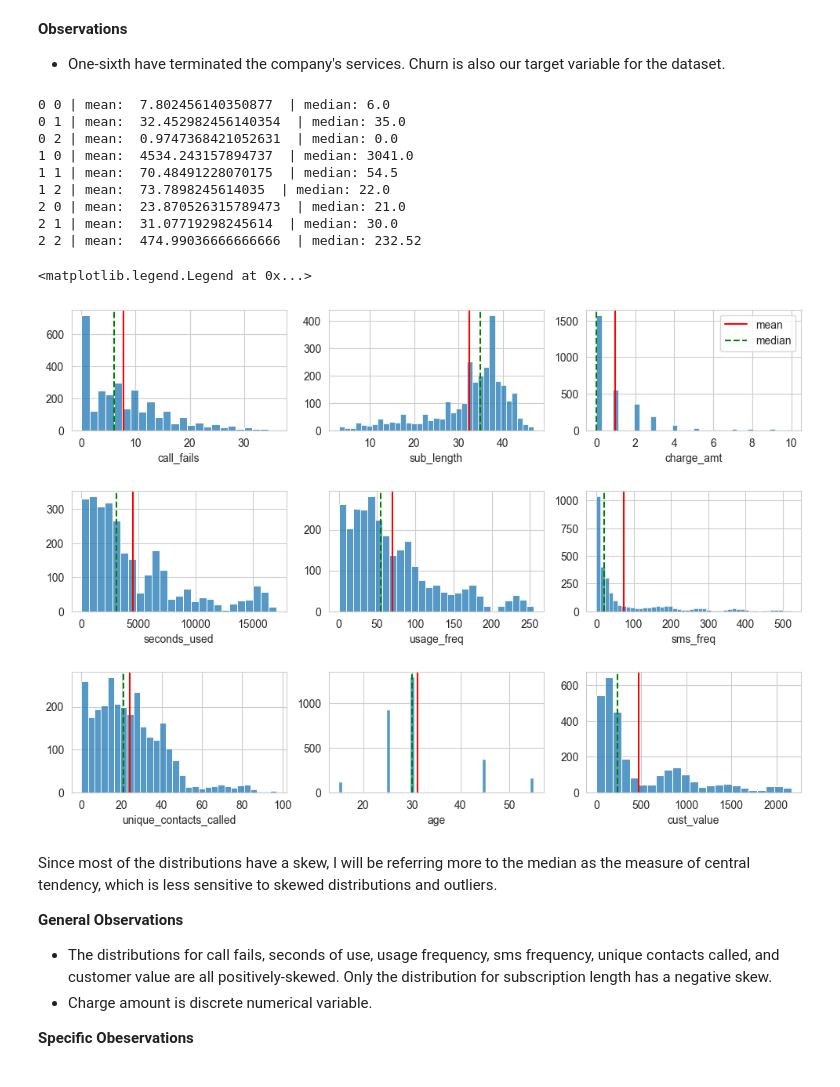
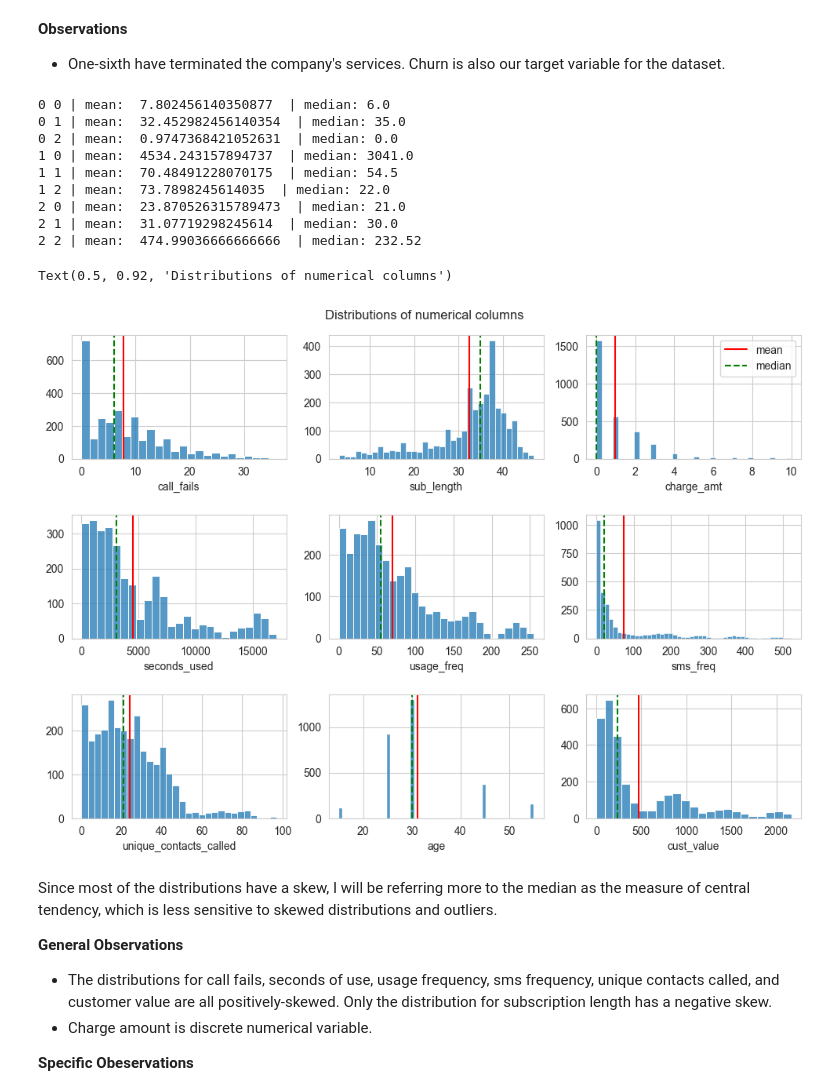
Before and after one commit to mlcuadra1/Churn-Risk-EDA, a Jupyter notebook: notebooks/Script 2 - EDA.ipynb, the cells around one changed output. Cells and saved outputs as stored; diff of their text form; code cells hidden in the pictures.

```diff
--- a/notebooks/Script 2 - EDA.ipynb
+++ b/notebooks/Script 2 - EDA.ipynb
@@ -117,28 +118,29 @@ def draw_mean_median(dataframe, axes, i):
 # %%
 num_list = list(['call_fails', 'sub_length', 'charge_amt', 'seconds_used', 'usage_freq', 'sms_freq', 'unique_contacts_called', 'age', 'cust_value'])
 
 fig1, axes = plt.subplots(3, 3, figsize=(12,8))
 
 for i, num_col in enumerate(num_list):
     sns.histplot(x=df[num_col], ax=axes[(i//3), (i%3)])
     draw_mean_median(df[num_col], axes, i)
     axes[(i//3), (i%3)].set_ylabel('')
 
 
-fig1.subplots_adjust(wspace=0.2, hspace=0.5)
+fig1.subplots_adjust(wspace=0.2, hspace=0.45)
 axes[0,2].legend(loc='upper right')
+fig1.suptitle('Distributions of numerical columns', x=0.5, y=0.92)
 # %% [output]
 0 0 | mean:  7.802456140350877  | median: 6.0
 0 1 | mean:  32.452982456140354  | median: 35.0
 0 2 | mean:  0.9747368421052631  | median: 0.0
 1 0 | mean:  4534.243157894737  | median: 3041.0
 1 1 | mean:  70.48491228070175  | median: 54.5
 1 2 | mean:  73.7898245614035  | median: 22.0
 2 0 | mean:  23.870526315789473  | median: 21.0
 2 1 | mean:  31.07719298245614  | median: 30.0
 2 2 | mean:  474.99036666666666  | median: 232.52
-<matplotlib.legend.Legend at 0x...>
+Text(0.5, 0.92, 'Distributions of numerical columns')
-[figure, old version]
+[figure, new version]
 # %% [markdown]
 Since most of the distributions have a skew, I will be referring more to the median as the measure of central tendency, which is less sensitive to skewed distributions and outliers.
 
```
Also changed, not shown: parts of 23 cells of this notebook, 18 other files.
